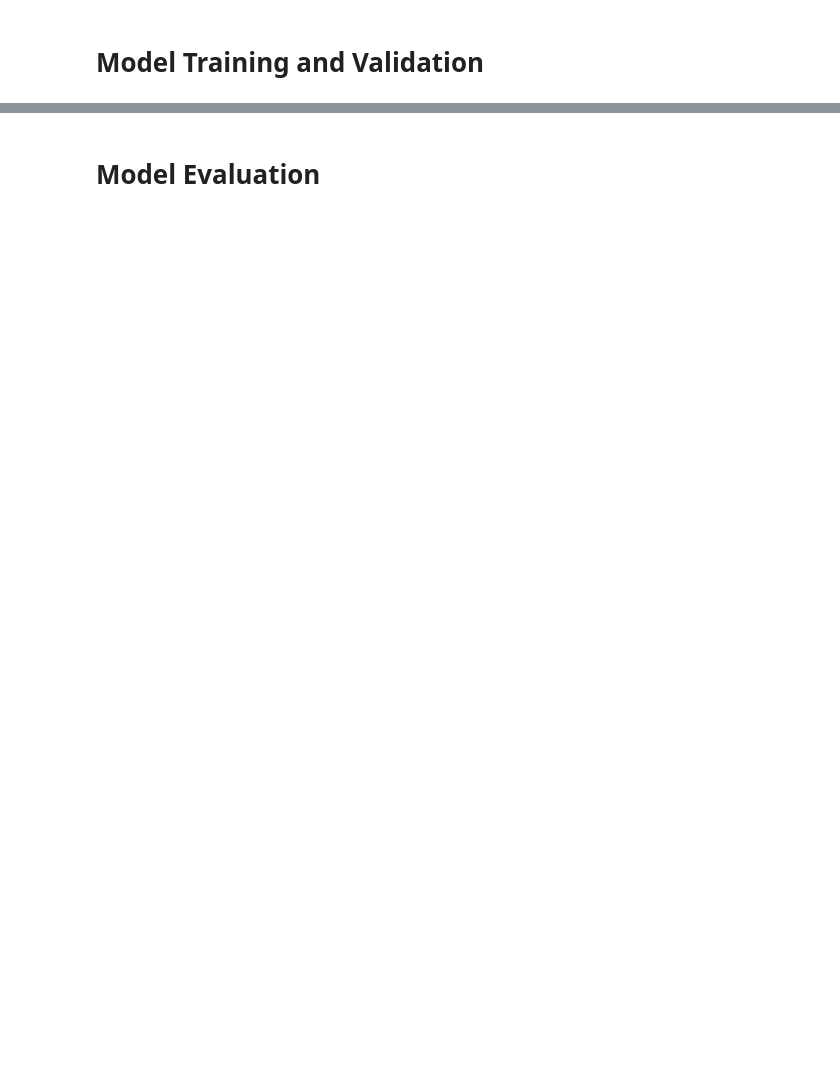
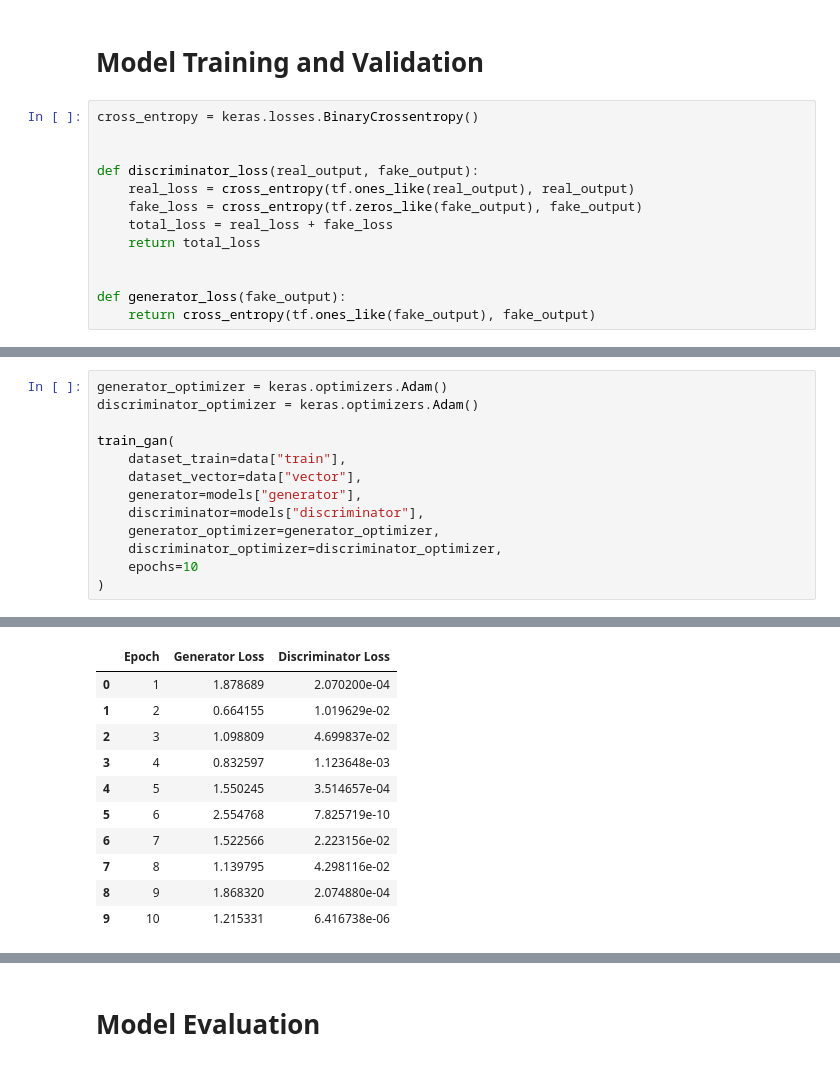
Before and after one commit to benjamin-ahlbrecht/monet-painter, a Jupyter notebook: src/gan-getting-started.ipynb, the cells around one changed output, grey strips where cells are left out. Saved outputs shown, nothing was run; the diff lists cells and outputs as text; blank space fills up the shorter version.

```diff
--- a/src/gan-getting-started.ipynb
+++ b/src/gan-getting-started.ipynb
@@ -277,2 +446,15 @@ data = preprocess()
 # %% [markdown]
 # Model Training and Validation
+# %%
+cross_entropy = keras.losses.BinaryCrossentropy()
+
+
+def discriminator_loss(real_output, fake_output):
+    real_loss = cross_entropy(tf.ones_like(real_output), real_output)
+    fake_loss = cross_entropy(tf.zeros_like(fake_output), fake_output)
+    total_loss = real_loss + fake_loss
+    return total_loss
+
+
+def generator_loss(fake_output):
+    return cross_entropy(tf.ones_like(fake_output), fake_output)
@@ -278,0 +615,14 @@ data = preprocess()
+# %%
+generator_optimizer = keras.optimizers.Adam()
+discriminator_optimizer = keras.optimizers.Adam()
+
+train_gan(
+    dataset_train=data["train"],
+    dataset_vector=data["vector"],
+    generator=models["generator"],
+    discriminator=models["discriminator"],
+    generator_optimizer=generator_optimizer,
+    discriminator_optimizer=discriminator_optimizer,
+    epochs=10
+)
+# %% [output]
@@ -278,0 +642,11 @@ data = preprocess()
+|  | Epoch | Generator Loss | Discriminator Loss |
+| 0 | 1 | 1.878689 | 2.070200e-04 |
+| 1 | 2 | 0.664155 | 1.019629e-02 |
+| 2 | 3 | 1.098809 | 4.699837e-02 |
+| 3 | 4 | 0.832597 | 1.123648e-03 |
+| 4 | 5 | 1.550245 | 3.514657e-04 |
+| 5 | 6 | 2.554768 | 7.825719e-10 |
+| 6 | 7 | 1.522566 | 2.223156e-02 |
+| 7 | 8 | 1.139795 | 4.298116e-02 |
+| 8 | 9 | 1.868320 | 2.074880e-04 |
+| 9 | 10 | 1.215331 | 6.416738e-06 |
```
Also changed, not shown: parts of 16 cells of this notebook.
